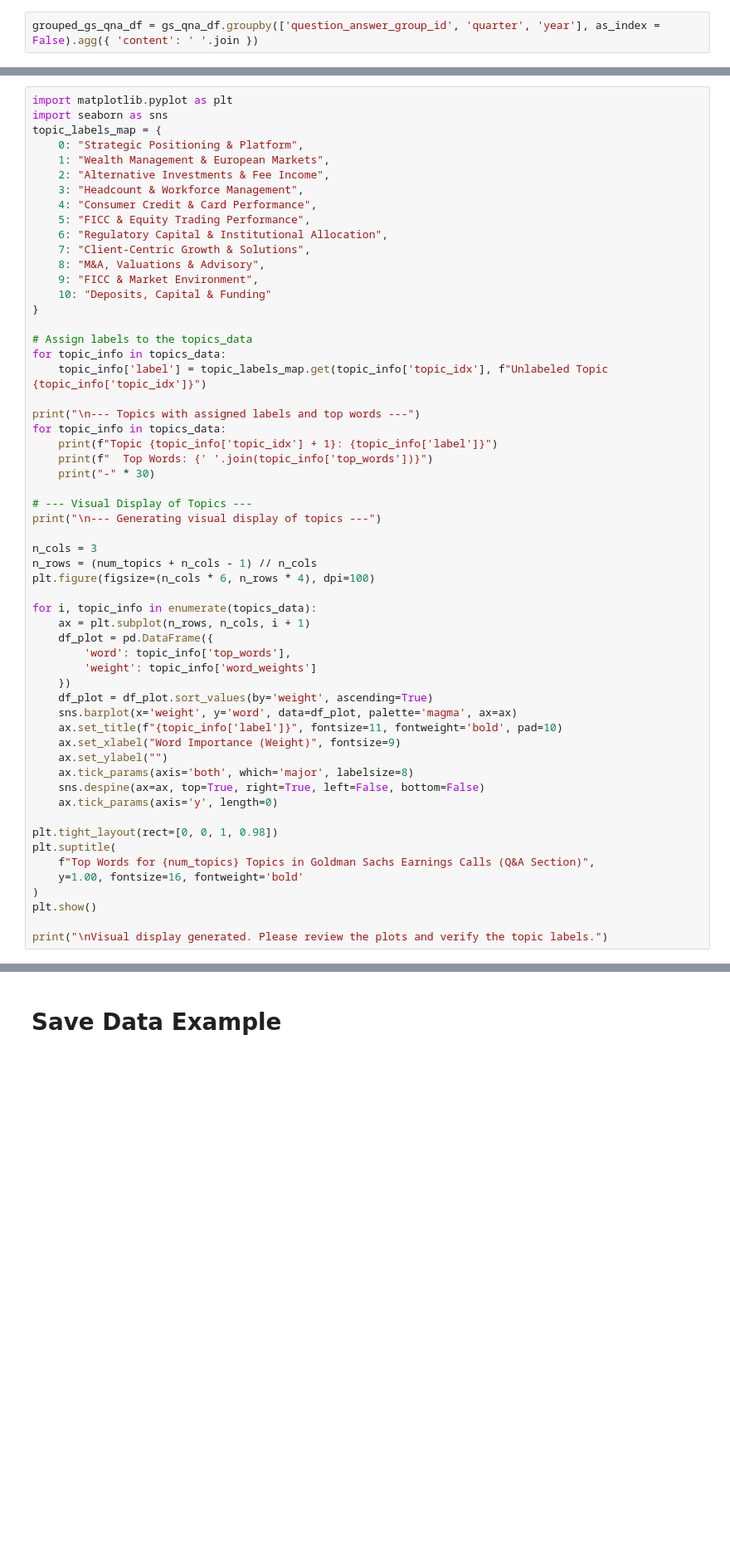
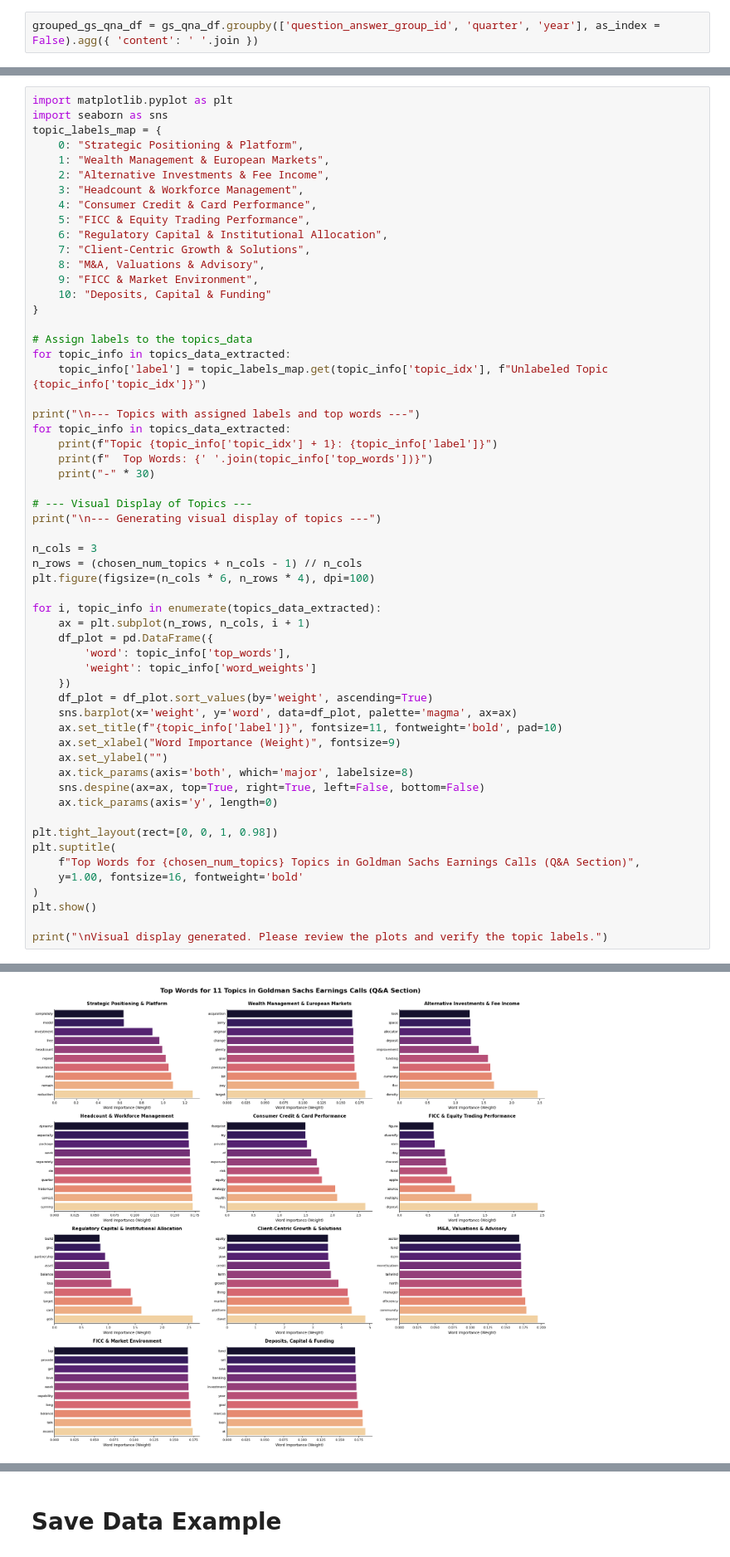
Before and after one commit to EErlando/Quarterly-Bytes, a Jupyter notebook: notebooks/3_modelling/LP_1_topic_modelling.ipynb, the cells around one changed output, grey strips where cells are left out. Shown at 83% size. Cells and saved outputs as stored; diff of their text form; blank space fills up the shorter version.

```diff
--- a/notebooks/3_modelling/LP_1_topic_modelling.ipynb
+++ b/notebooks/3_modelling/LP_1_topic_modelling.ipynb
@@ -423,11 +538,11 @@ topic_labels_map = {
 }
 
 # Assign labels to the topics_data
-for topic_info in topics_data:
+for topic_info in topics_data_extracted:
     topic_info['label'] = topic_labels_map.get(topic_info['topic_idx'], f"Unlabeled Topic {topic_info['topic_idx']}")
 
 print("\n--- Topics with assigned labels and top words ---")
-for topic_info in topics_data:
+for topic_info in topics_data_extracted:
     print(f"Topic {topic_info['topic_idx'] + 1}: {topic_info['label']}")
     print(f"  Top Words: {' '.join(topic_info['top_words'])}")
     print("-" * 30)
@@ -436,10 +551,10 @@ for topic_info in topics_data:
 print("\n--- Generating visual display of topics ---")
 
 n_cols = 3
-n_rows = (num_topics + n_cols - 1) // n_cols
+n_rows = (chosen_num_topics + n_cols - 1) // n_cols
 plt.figure(figsize=(n_cols * 6, n_rows * 4), dpi=100)
 
-for i, topic_info in enumerate(topics_data):
+for i, topic_info in enumerate(topics_data_extracted):
     ax = plt.subplot(n_rows, n_cols, i + 1)
     df_plot = pd.DataFrame({
         'word': topic_info['top_words'],
@@ -456,9 +571,10 @@ for i, topic_info in enumerate(topics_data):
 
 plt.tight_layout(rect=[0, 0, 1, 0.98])
 plt.suptitle(
-    f"Top Words for {num_topics} Topics in Goldman Sachs Earnings Calls (Q&A Section)",
+    f"Top Words for {chosen_num_topics} Topics in Goldman Sachs Earnings Calls (Q&A Section)",
     y=1.00, fontsize=16, fontweight='bold'
 )
 plt.show()
 
 print("\nVisual display generated. Please review the plots and verify the topic labels.")
+# %% [output]
@@ -464,0 +615 @@ print("\nVisual display generated. Please review the plots and verify the topic
+[figure, added]
```
Also changed, not shown: parts of 14 cells of this notebook, 5 other files.
